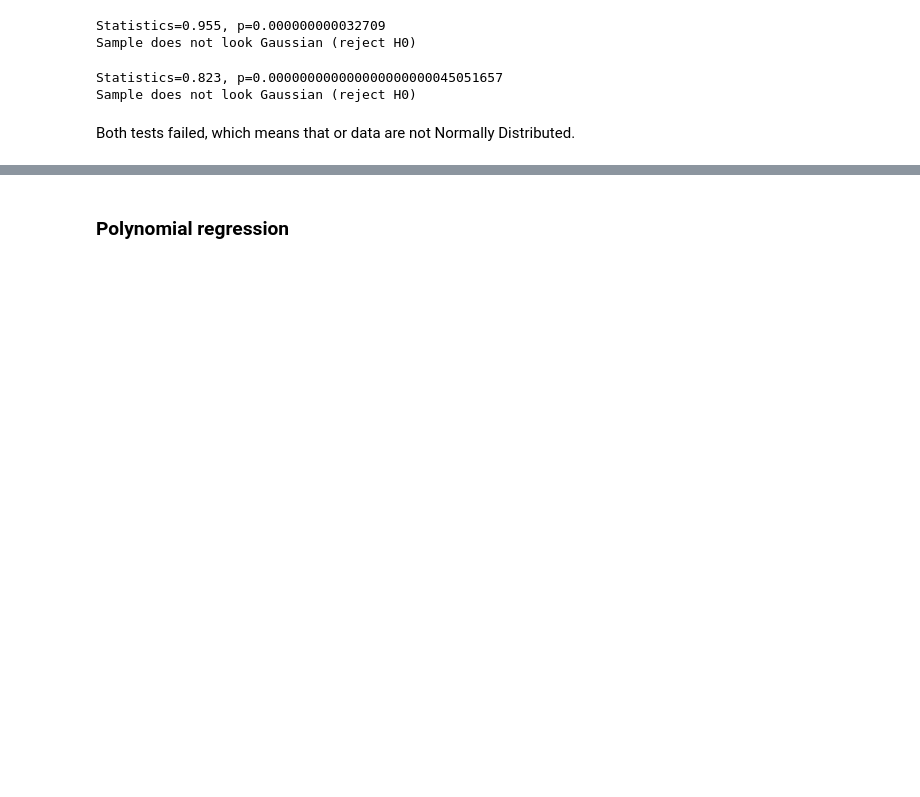
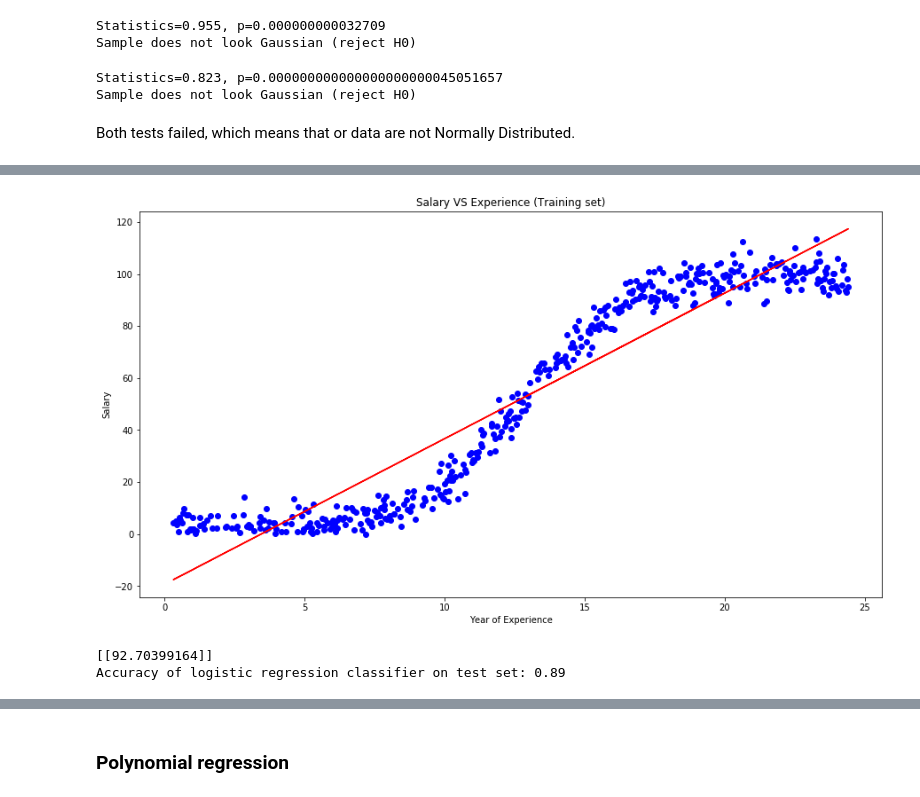
Before and after one commit to Slawak1/MLS-Project-2020, a Jupyter notebook: MLS_Project_2020.ipynb, the cells around one changed output, grey strips where cells are left out. Saved outputs shown, nothing was run; the diff lists cells and outputs as text; code cells hidden in the pictures; blank space fills up the shorter version.

Commit message:
server works, front-end works, Linear regression added

```diff
--- a/MLS_Project_2020.ipynb
+++ b/MLS_Project_2020.ipynb
@@ -278,0 +366,21 @@ Both tests failed, which means that or data are not Normally Distributed.
+# %%
+
+plt.figure(figsize=(15,8))
+plt.scatter(X, y, color='blue')
+plt.plot(X_train, linReg_model.predict(X_train), color='red')
+plt.title('Salary VS Experience (Training set)')
+plt.xlabel('Year of Experience')
+plt.ylabel('Salary')
+plt.show()
+# %% [output]
+[figure, added]
+# %%
+# Prediction
+
+wind = 20
+
+power = linReg_model.predict([[wind]])
+print(power)
+# %% [output]
+[[92.70399164]]
+Accuracy of logistic regression classifier on test set: 0.89
```
Also changed, not shown: parts of 15 cells of this notebook, 7 other files.
